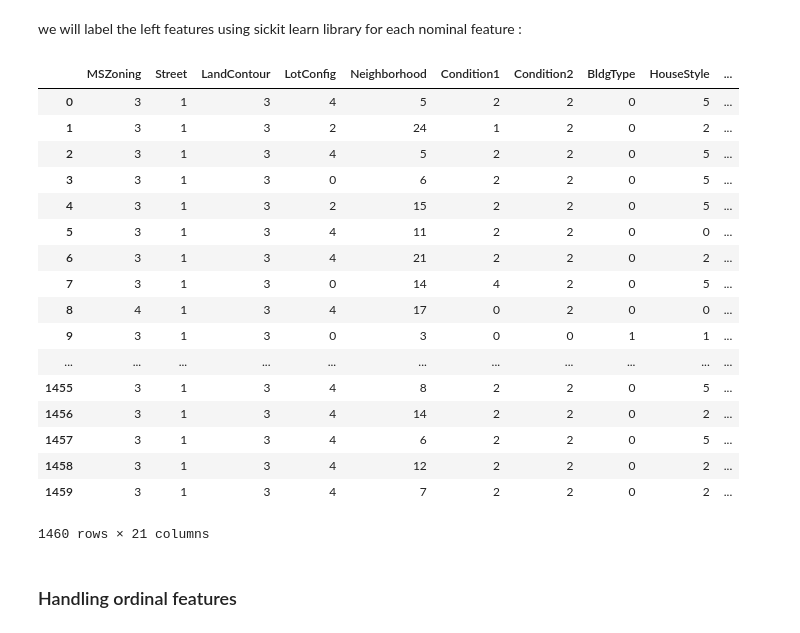
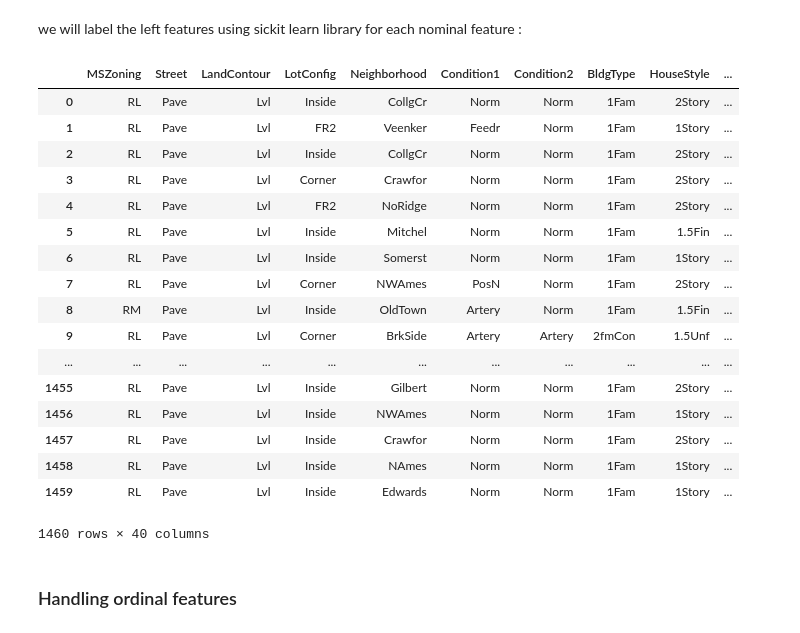
Before and after one commit to RayBela/House-Prices-Competition, a Jupyter notebook: House Prices Competition - Features engineering.ipynb, the cells around one changed output. Drawn from its saved outputs; the diff is of its cells as text; code cells hidden in the pictures.

```diff
--- a/House Prices Competition - Features engineering.ipynb
+++ b/House Prices Competition - Features engineering.ipynb
@@ -177,7 +198,7 @@ from sklearn.preprocessing import LabelEncoder
 nominal_features = categoricals.drop(['LotShape','Utilities','LandSlope','ExterQual','ExterCond','BsmtQual',
                                         'BsmtCond','BsmtExposure','BsmtFinType1','BsmtFinType2','HeatingQC',
                                        'KitchenQual','FireplaceQu','GarageQual','GarageCond','PoolQC','Fence',
-                                      'GarageFinish','Alley','MasVnrType','GarageType','MiscFeature'], axis = 1)
+                                      'GarageFinish','Alley','MasVnrType','GarageType','MiscFeature','Electrical'], axis = 1)
 nominal_features.describe()
 #list(nominal_features)
 # %% [output]
@@ -190,3 +209,0 @@ nominal_features.describe()
-# %%
-nominal_features.Electrical = nominal_features.Electrical.fillna('None')
-print(nominal_features.Electrical.value_counts())
@@ -223,52 +232,52 @@ class MultiColumnLabelEncoder:
     def fit(self,X,y=None):
         return self # not relevant here
 
     def transform(self,X):
         '''
         Transforms columns of X specified in self.columns using
         LabelEncoder(). If no columns specified, transforms all
         columns in X.
         '''
         output = X.copy()
         if self.columns is not None:
             for col in self.columns:
-                output[col] = LabelEncoder().fit_transform(output[col])
+                output[col+'Label'] = LabelEncoder().fit_transform(output[col])
         else:
             for colname,col in output.iteritems():
                 output[colname] = LabelEncoder().fit_transform(col)
         return output
 
     def fit_transform(self,X,y=None):
         return self.fit(X,y).transform(X)
 
 
 #'CentralAir','Electrical','Functional','PavedDrive','SaleType','SaleCondition'
 MultiColumnLabelEncoder(columns = ['MSZoning','Street','LandContour','LotConfig','Neighborhood','Condition1','Condition2',
                                    'BldgType','HouseStyle','RoofStyle','RoofMatl','Exterior1st','Exterior2nd','Foundation',
-                                   'Heating','CentralAir','Functional','PavedDrive','SaleType','SaleCondition','Electrical'
+                                   'Heating','CentralAir','Functional','PavedDrive','SaleType','SaleCondition'
                                   ]).fit_transform(nominal_features)
 
 #columns =  nominal_features.columns.values.tolist()
 #columns
 # %% [output]
 |  | MSZoning | Street | LandContour | LotConfig | Neighborhood | Condition1 | Condition2 | BldgType | HouseStyle | ... |
-| 0 | 3 | 1 | 3 | 4 | 5 | 2 | 2 | 0 | 5 | ... |
-| 1 | 3 | 1 | 3 | 2 | 24 | 1 | 2 | 0 | 2 | ... |
-| 2 | 3 | 1 | 3 | 4 | 5 | 2 | 2 | 0 | 5 | ... |
-| 3 | 3 | 1 | 3 | 0 | 6 | 2 | 2 | 0 | 5 | ... |
-| 4 | 3 | 1 | 3 | 2 | 15 | 2 | 2 | 0 | 5 | ... |
-| 5 | 3 | 1 | 3 | 4 | 11 | 2 | 2 | 0 | 0 | ... |
-| 6 | 3 | 1 | 3 | 4 | 21 | 2 | 2 | 0 | 2 | ... |
-| 7 | 3 | 1 | 3 | 0 | 14 | 4 | 2 | 0 | 5 | ... |
-| 8 | 4 | 1 | 3 | 4 | 17 | 0 | 2 | 0 | 0 | ... |
-| 9 | 3 | 1 | 3 | 0 | 3 | 0 | 0 | 1 | 1 | ... |
+| 0 | RL | Pave | Lvl | Inside | CollgCr | Norm | Norm | 1Fam | 2Story | ... |
+| 1 | RL | Pave | Lvl | FR2 | Veenker | Feedr | Norm | 1Fam | 1Story | ... |
+| 2 | RL | Pave | Lvl | Inside | CollgCr | Norm | Norm | 1Fam | 2Story | ... |
+| 3 | RL | Pave | Lvl | Corner | Crawfor | Norm | Norm | 1Fam | 2Story | ... |
+| 4 | RL | Pave | Lvl | FR2 | NoRidge | Norm | Norm | 1Fam | 2Story | ... |
+| 5 | RL | Pave | Lvl | Inside | Mitchel | Norm | Norm | 1Fam | 1.5Fin | ... |
+| 6 | RL | Pave | Lvl | Inside | Somerst | Norm | Norm | 1Fam | 1Story | ... |
+| 7 | RL | Pave | Lvl | Corner | NWAmes | PosN | Norm | 1Fam | 2Story | ... |
+| 8 | RM | Pave | Lvl | Inside | OldTown | Artery | Norm | 1Fam | 1.5Fin | ... |
+| 9 | RL | Pave | Lvl | Corner | BrkSide | Artery | Artery | 2fmCon | 1.5Unf | ... |
 | ... | ... | ... | ... | ... | ... | ... | ... | ... | ... | ... |
-| 1455 | 3 | 1 | 3 | 4 | 8 | 2 | 2 | 0 | 5 | ... |
-| 1456 | 3 | 1 | 3 | 4 | 14 | 2 | 2 | 0 | 2 | ... |
-| 1457 | 3 | 1 | 3 | 4 | 6 | 2 | 2 | 0 | 5 | ... |
-| 1458 | 3 | 1 | 3 | 4 | 12 | 2 | 2 | 0 | 2 | ... |
-| 1459 | 3 | 1 | 3 | 4 | 7 | 2 | 2 | 0 | 2 | ... |
+| 1455 | RL | Pave | Lvl | Inside | Gilbert | Norm | Norm | 1Fam | 2Story | ... |
+| 1456 | RL | Pave | Lvl | Inside | NWAmes | Norm | Norm | 1Fam | 1Story | ... |
+| 1457 | RL | Pave | Lvl | Inside | Crawfor | Norm | Norm | 1Fam | 2Story | ... |
+| 1458 | RL | Pave | Lvl | Inside | NAmes | Norm | Norm | 1Fam | 1Story | ... |
+| 1459 | RL | Pave | Lvl | Inside | Edwards | Norm | Norm | 1Fam | 1Story | ... |
-1460 rows × 21 columns
+1460 rows × 40 columns
 # %% [markdown]
 ### Handling ordinal features
 # %%
```
Also changed, not shown: parts of 7 cells of this notebook.
